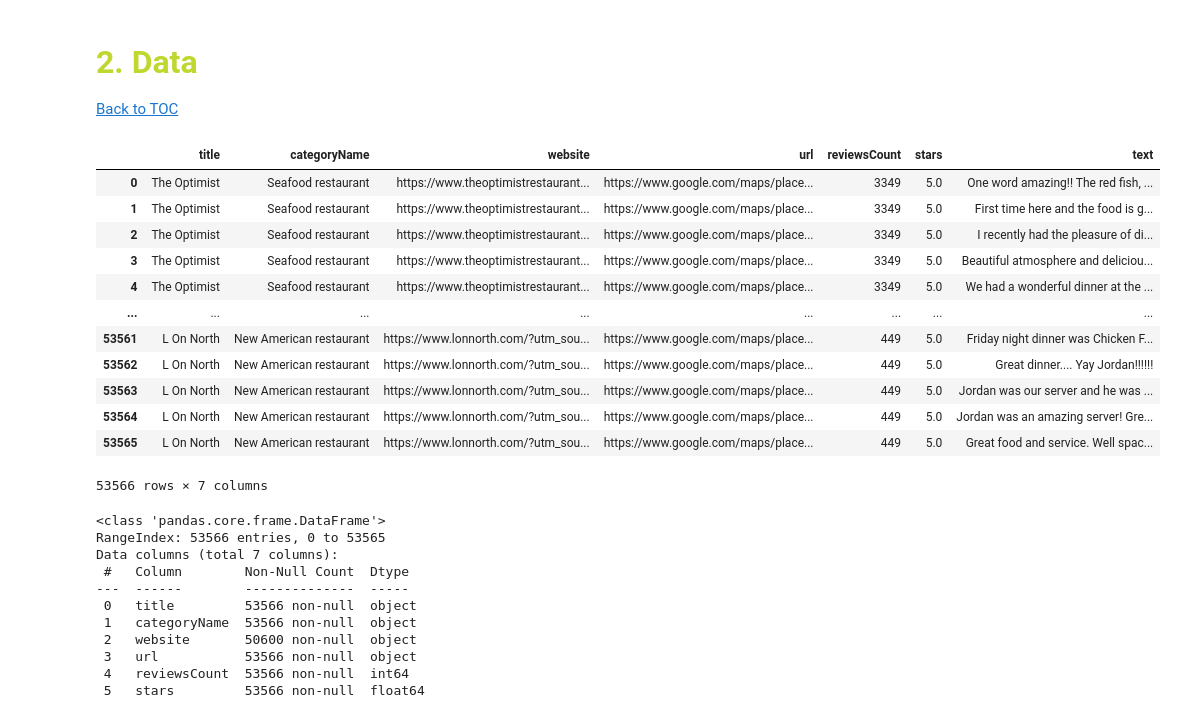
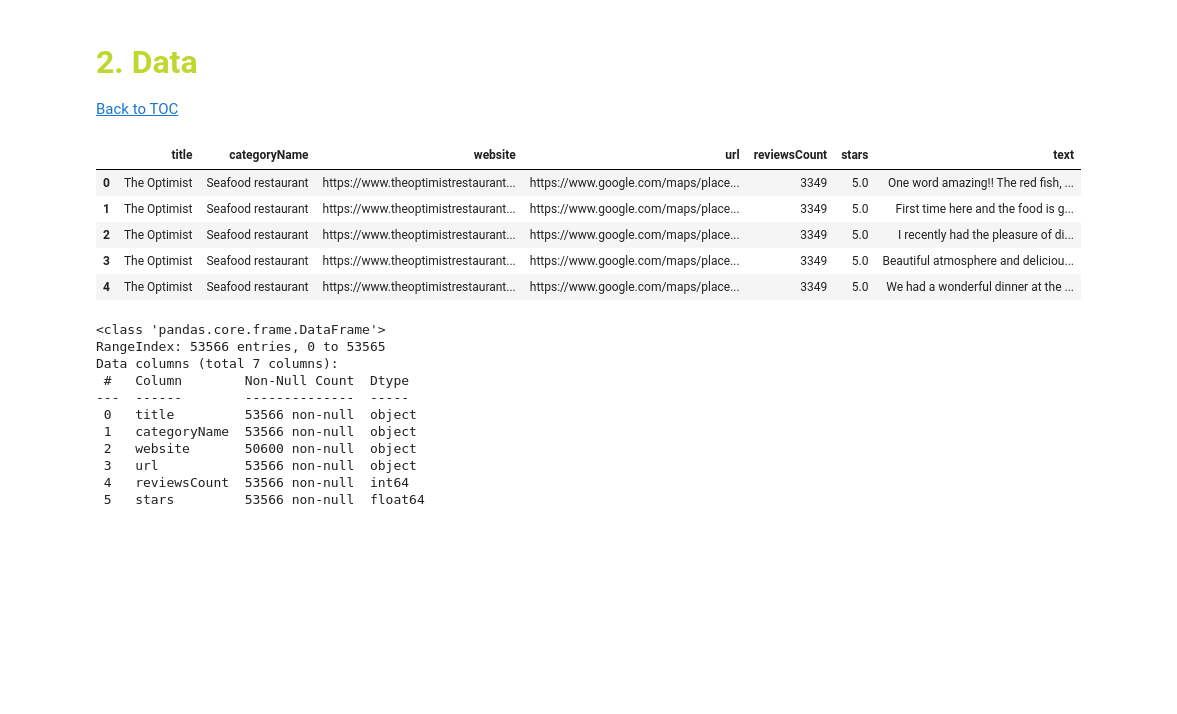
Before and after one commit to beatrizmarques2005/text_mining_in_reviews, a Jupyter notebook: notebooks/02_general_data_prep.ipynb, the cells around one changed output. Cells and saved outputs as stored; diff of their text form; code cells hidden in the pictures; blank space fills up the shorter version.

```diff
--- a/notebooks/02_general_data_prep.ipynb
+++ b/notebooks/02_general_data_prep.ipynb
@@ -43,21 +47,14 @@ from general_preprocessing import *
 # %%
 dataset_original = load_dataset('../data/atlanta_restaurant_slice_2023.csv')
 # %%
-dataset_original
+dataset_original.head()
 # %% [output]
 |  | title | categoryName | website | url | reviewsCount | stars | text |
 | 0 | The Optimist | Seafood restaurant | https://www.theoptimistrestaurant... | https://www.google.com/maps/place... | 3349 | 5.0 | One word amazing!! The red fish, ... |
 | 1 | The Optimist | Seafood restaurant | https://www.theoptimistrestaurant... | https://www.google.com/maps/place... | 3349 | 5.0 | First time here and the food is g... |
 | 2 | The Optimist | Seafood restaurant | https://www.theoptimistrestaurant... | https://www.google.com/maps/place... | 3349 | 5.0 | I recently had the pleasure of di... |
 | 3 | The Optimist | Seafood restaurant | https://www.theoptimistrestaurant... | https://www.google.com/maps/place... | 3349 | 5.0 | Beautiful atmosphere and deliciou... |
 | 4 | The Optimist | Seafood restaurant | https://www.theoptimistrestaurant... | https://www.google.com/maps/place... | 3349 | 5.0 | We had a wonderful dinner at the ... |
-| ... | ... | ... | ... | ... | ... | ... | ... |
-| 53561 | L On North | New American restaurant | https://www.lonnorth.com/?utm_sou... | https://www.google.com/maps/place... | 449 | 5.0 | Friday night dinner was Chicken F... |
-| 53562 | L On North | New American restaurant | https://www.lonnorth.com/?utm_sou... | https://www.google.com/maps/place... | 449 | 5.0 | Great dinner.... Yay Jordan!!!!!! |
-| 53563 | L On North | New American restaurant | https://www.lonnorth.com/?utm_sou... | https://www.google.com/maps/place... | 449 | 5.0 | Jordan was our server and he was ... |
-| 53564 | L On North | New American restaurant | https://www.lonnorth.com/?utm_sou... | https://www.google.com/maps/place... | 449 | 5.0 | Jordan was an amazing server! Gre... |
-| 53565 | L On North | New American restaurant | https://www.lonnorth.com/?utm_sou... | https://www.google.com/maps/place... | 449 | 5.0 | Great food and service. Well spac... |
-53566 rows × 7 columns
 # %%
 dataset_original.info()
 # %% [output]
```
Also changed, not shown: parts of 38 cells of this notebook, 6 other files.
